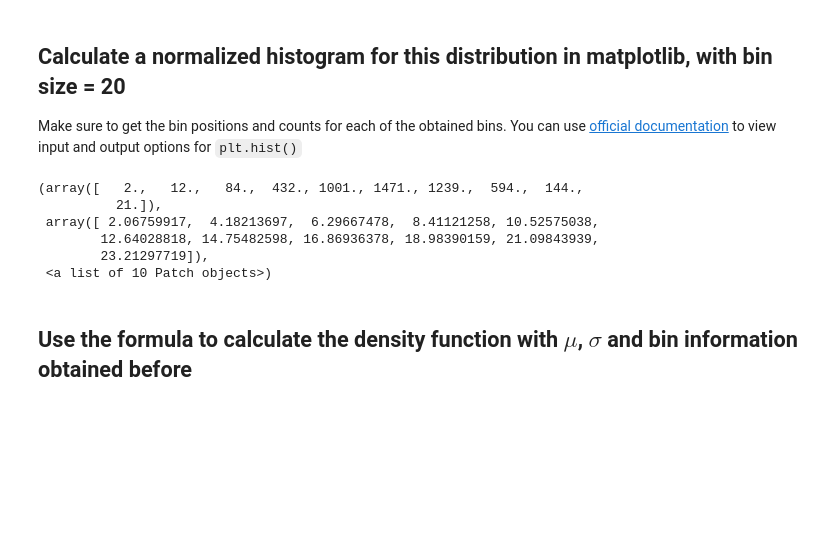
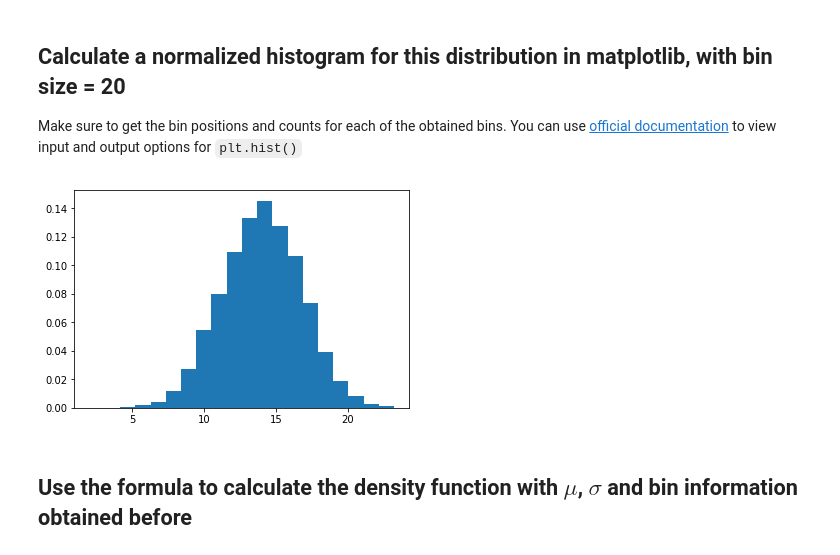
Before and after one commit to ravaxis/dsc-normal-distribution-lab-nyc-ds-082619, a Jupyter notebook: index.ipynb, the cells around one changed output. Cells and saved outputs as stored; diff of their text form; code cells hidden in the pictures; blank space fills up the shorter version.

```diff
--- a/index.ipynb
+++ b/index.ipynb
@@ -37,15 +37,9 @@ Make sure to get the bin positions and counts for each of the obtained bins. You
 # %%
 # Calculate a histogram for above data distribution
 import matplotlib.pyplot as plt
-plt.hist(s)
 count, bins, ignored = plt.hist(s, 20, density=True)
 # %% [output]
-(array([   2.,   12.,   84.,  432., 1001., 1471., 1239.,  594.,  144.,
-          21.]),
- array([ 2.06759917,  4.18213697,  6.29667478,  8.41121258, 10.52575038,
-        12.64028818, 14.75482598, 16.86936378, 18.98390159, 21.09843939,
-        23.21297719]),
- <a list of 10 Patch objects>)
+[figure, added]
 # %% [markdown]
 ## Use the formula to calculate the density function with $\mu$, $\sigma$ and bin information obtained before
 # %%
```
